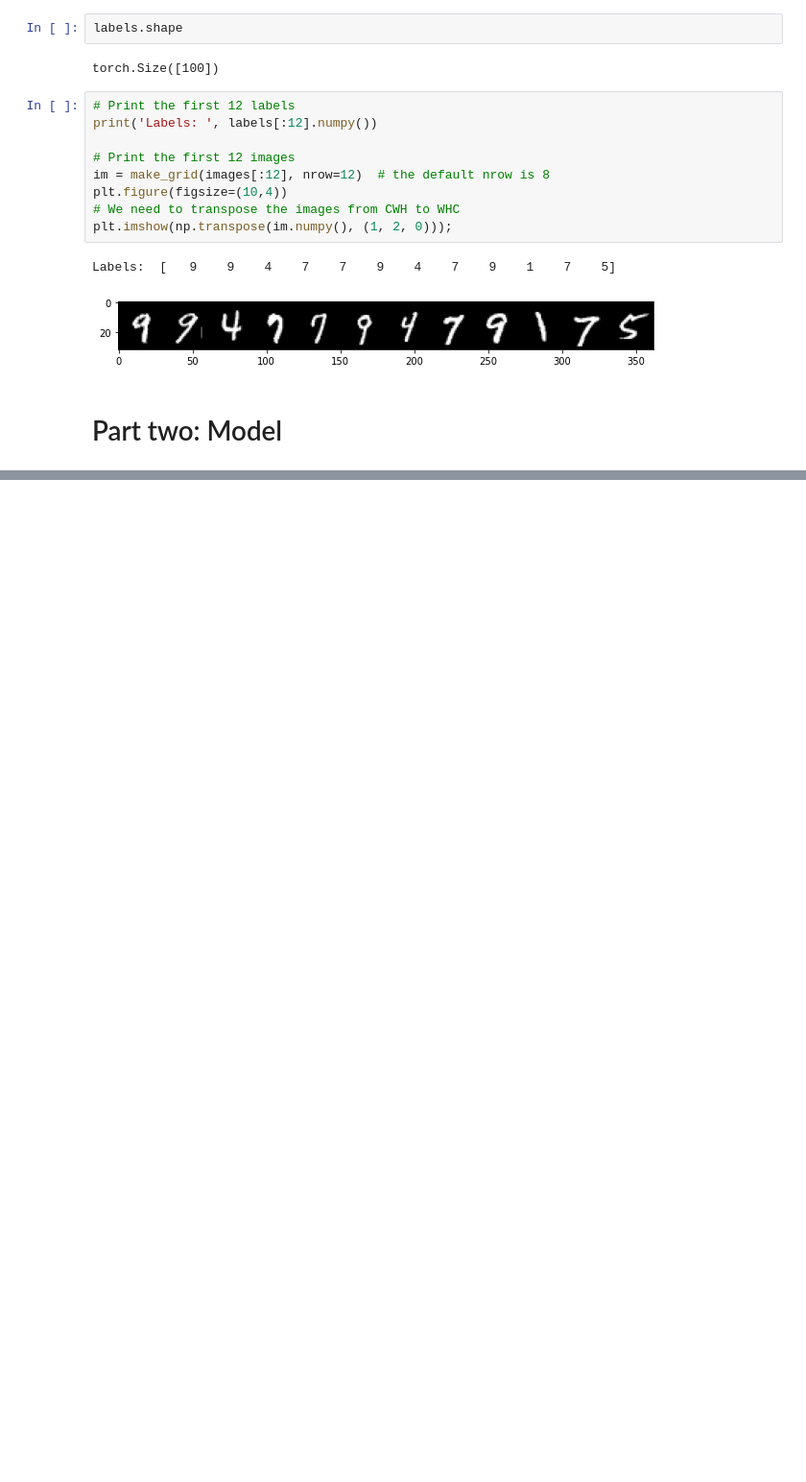
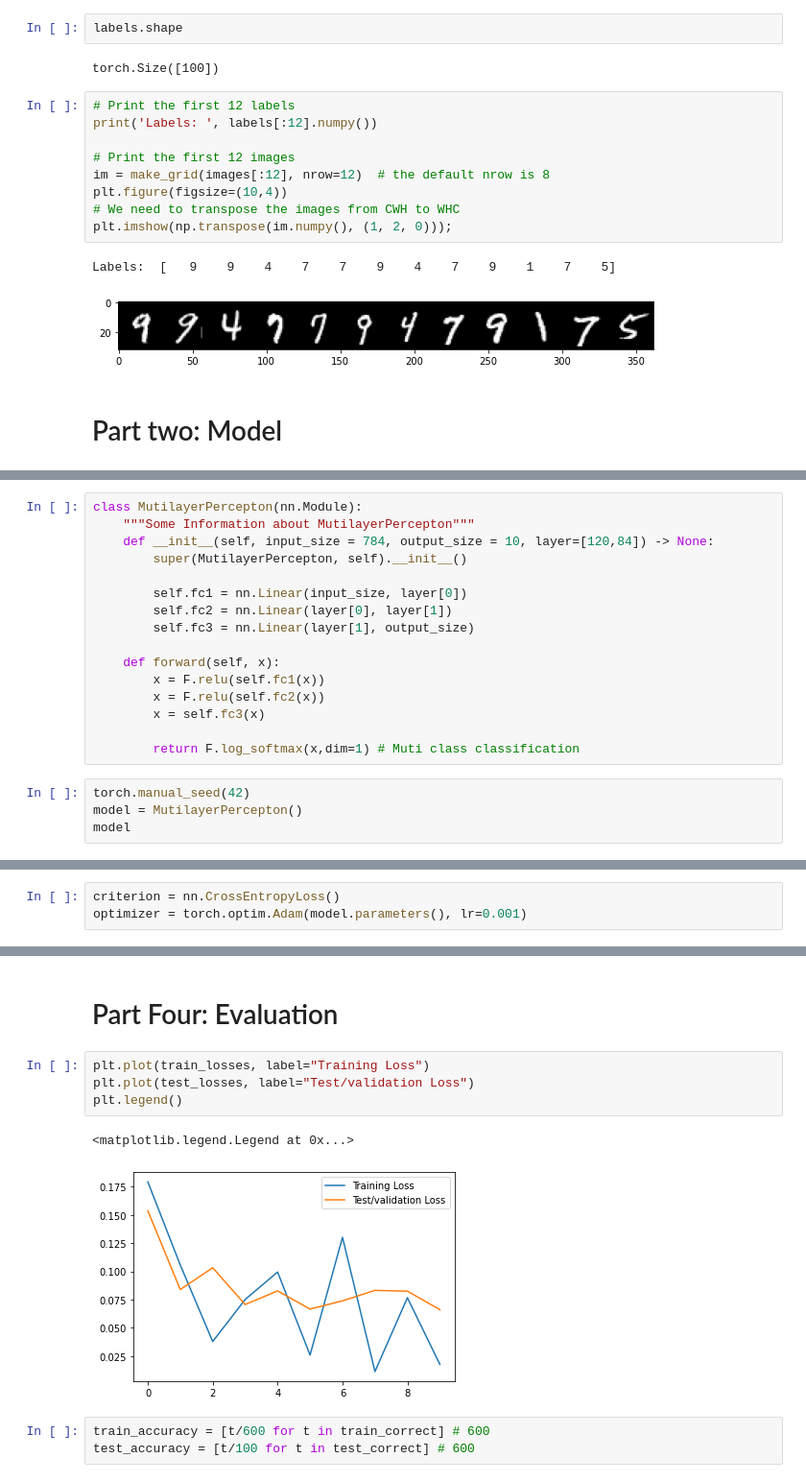
Before and after one commit to Nightsky-na/deep-learning-PyTorch-Medical-Image-Analysis, a Jupyter notebook: 02-CNN-Convolutional-Neural-Networks/00-MNIST-ANN-Code-Along.ipynb, the cells around one changed output, grey strips where cells are left out. Shown at 96% size. Drawn from its saved outputs; the diff is of its cells as text; blank space fills up the shorter version.

```diff
--- a/02-CNN-Convolutional-Neural-Networks/00-MNIST-ANN-Code-Along.ipynb
+++ b/02-CNN-Convolutional-Neural-Networks/00-MNIST-ANN-Code-Along.ipynb
@@ -120,0 +121,20 @@ Labels:  [   9    9    4    7    7    9    4    7    9    1    7    5]
+# %%
+class MutilayerPercepton(nn.Module):
+    """Some Information about MutilayerPercepton"""
+    def __init__(self, input_size = 784, output_size = 10, layer=[120,84]) -> None:
+        super(MutilayerPercepton, self).__init__()
+
+        self.fc1 = nn.Linear(input_size, layer[0])
+        self.fc2 = nn.Linear(layer[0], layer[1])
+        self.fc3 = nn.Linear(layer[1], output_size)
+
+    def forward(self, x):
+        x = F.relu(self.fc1(x))
+        x = F.relu(self.fc2(x))
+        x = self.fc3(x)
+
+        return F.log_softmax(x,dim=1) # Muti class classification
+# %%
+torch.manual_seed(42)
+model = MutilayerPercepton()
+model
@@ -120,0 +163,3 @@ Labels:  [   9    9    4    7    7    9    4    7    9    1    7    5]
+# %%
+criterion = nn.CrossEntropyLoss()
+optimizer = torch.optim.Adam(model.parameters(), lr=0.001)
@@ -120,0 +259,12 @@ Labels:  [   9    9    4    7    7    9    4    7    9    1    7    5]
+# %% [markdown]
+# Part Four: Evaluation
+# %%
+plt.plot(train_losses, label="Training Loss")
+plt.plot(test_losses, label="Test/validation Loss")
+plt.legend()
+# %% [output]
+<matplotlib.legend.Legend at 0x...>
+[figure, added]
+# %%
+train_accuracy = [t/600 for t in train_correct] # 600
+test_accuracy = [t/100 for t in test_correct] # 600
```
Also changed, not shown: parts of 13 cells of this notebook.
